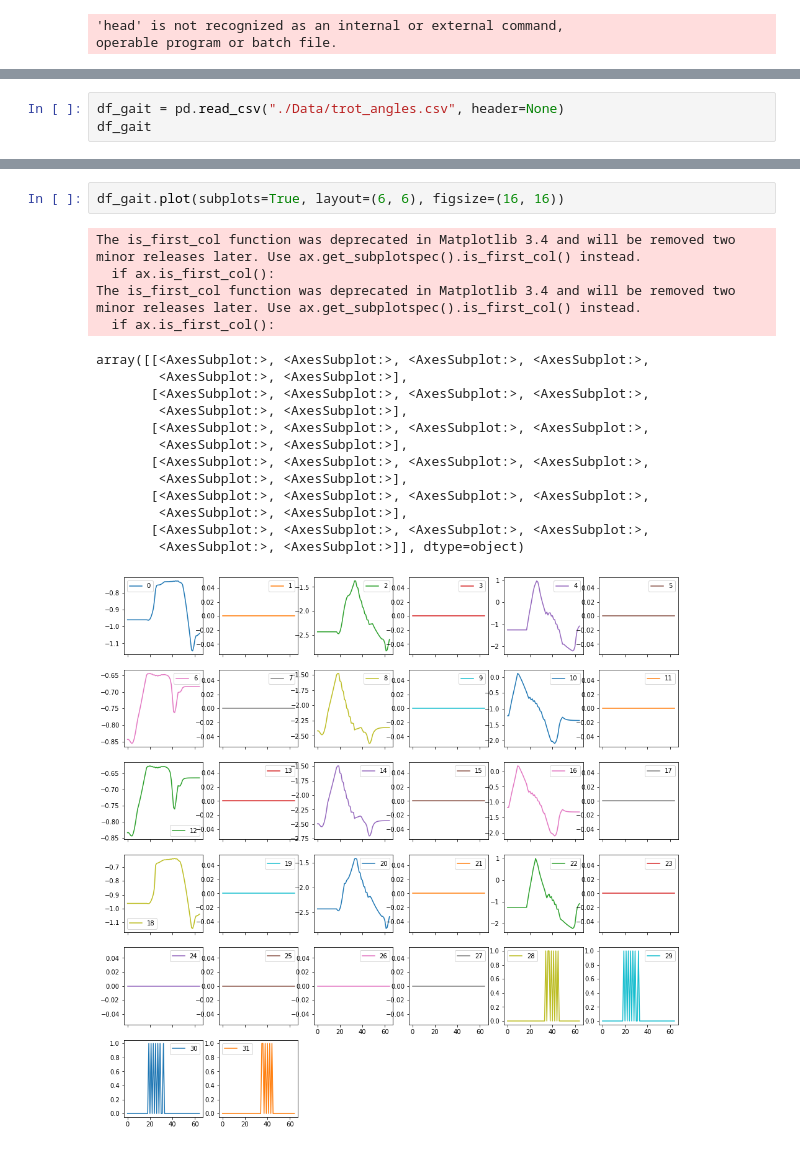
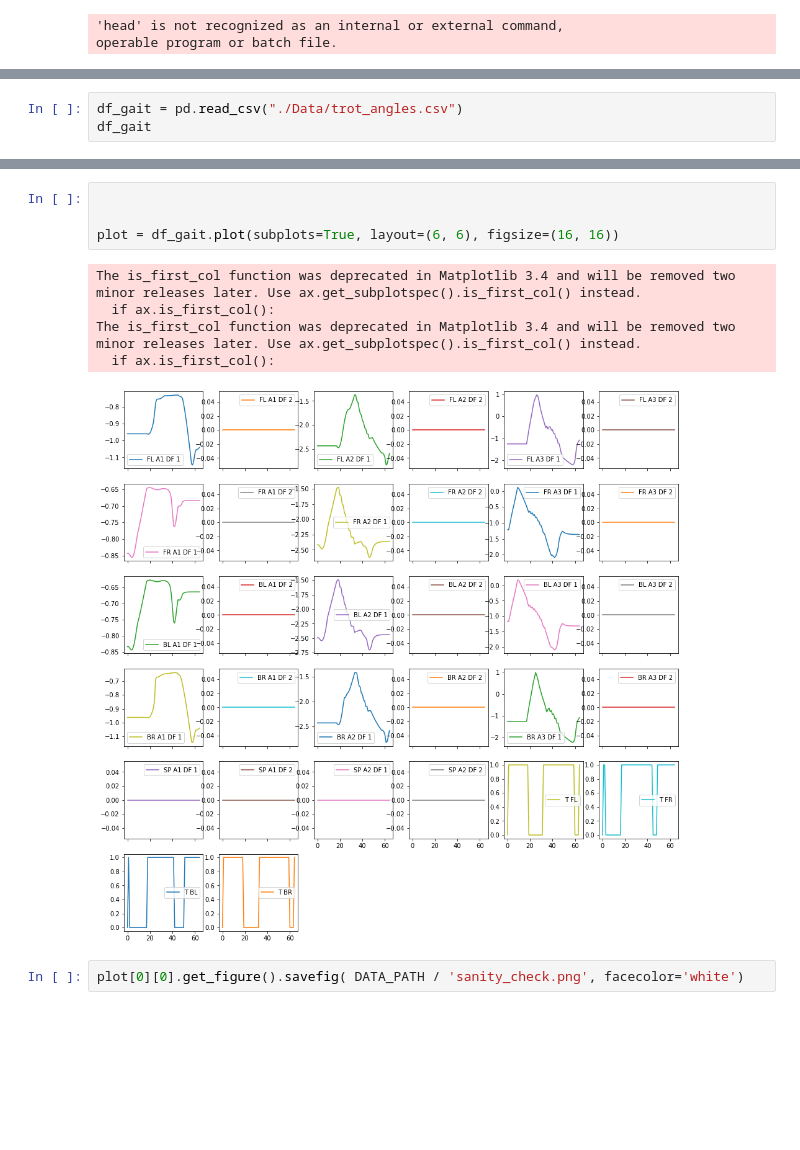
Before and after one commit to anthonyjclark/gaitpt, a Jupyter notebook: gait_model.ipynb, the cells around one changed output, grey strips where cells are left out. Saved outputs shown, nothing was run; the diff lists cells and outputs as text; blank space fills up the shorter version.

Commit message:
sanity check graphs now save to data dir every run

```diff
--- a/gait_model.ipynb
+++ b/gait_model.ipynb
@@ -291,4 +296,4 @@ operable program or batch file.
 # %%
-df_gait = pd.read_csv("./Data/trot_angles.csv", header=None)
+df_gait = pd.read_csv("./Data/trot_angles.csv")
 df_gait
 # %% [output]
@@ -320,21 +325,13 @@ df_gait.describe()
 8 rows × 32 columns
 # %%
-df_gait.plot(subplots=True, layout=(6, 6), figsize=(16, 16))
+
+
+plot = df_gait.plot(subplots=True, layout=(6, 6), figsize=(16, 16))
 # %% [output]
 The is_first_col function was deprecated in Matplotlib 3.4 and will be removed two minor releases later. Use ax.get_subplotspec().is_first_col() instead.
   if ax.is_first_col():
 The is_first_col function was deprecated in Matplotlib 3.4 and will be removed two minor releases later. Use ax.get_subplotspec().is_first_col() instead.
   if ax.is_first_col():
-array([[<AxesSubplot:>, <AxesSubplot:>, <AxesSubplot:>, <AxesSubplot:>,
-        <AxesSubplot:>, <AxesSubplot:>],
-       [<AxesSubplot:>, <AxesSubplot:>, <AxesSubplot:>, <AxesSubplot:>,
-        <AxesSubplot:>, <AxesSubplot:>],
-       [<AxesSubplot:>, <AxesSubplot:>, <AxesSubplot:>, <AxesSubplot:>,
-        <AxesSubplot:>, <AxesSubplot:>],
-       [<AxesSubplot:>, <AxesSubplot:>, <AxesSubplot:>, <AxesSubplot:>,
-        <AxesSubplot:>, <AxesSubplot:>],
-       [<AxesSubplot:>, <AxesSubplot:>, <AxesSubplot:>, <AxesSubplot:>,
-        <AxesSubplot:>, <AxesSubplot:>],
-       [<AxesSubplot:>, <AxesSubplot:>, <AxesSubplot:>, <AxesSubplot:>,
-        <AxesSubplot:>, <AxesSubplot:>]], dtype=object)
-[figure, old version]
+[figure, new version]
+# %%
+plot[0][0].get_figure().savefig( DATA_PATH / 'sanity_check.png', facecolor='white')
```
Also changed, not shown: parts of 5 cells of this notebook, 1 other file.
